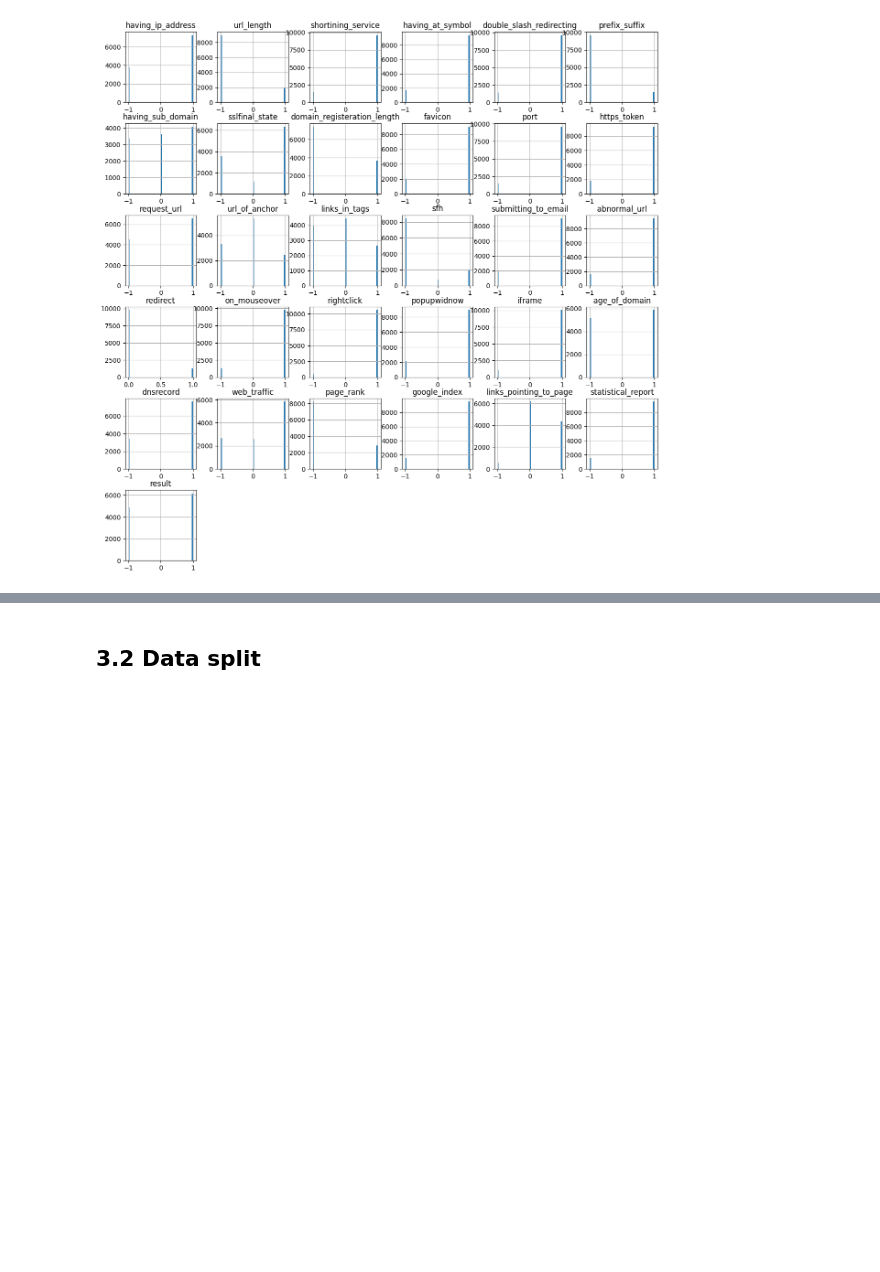
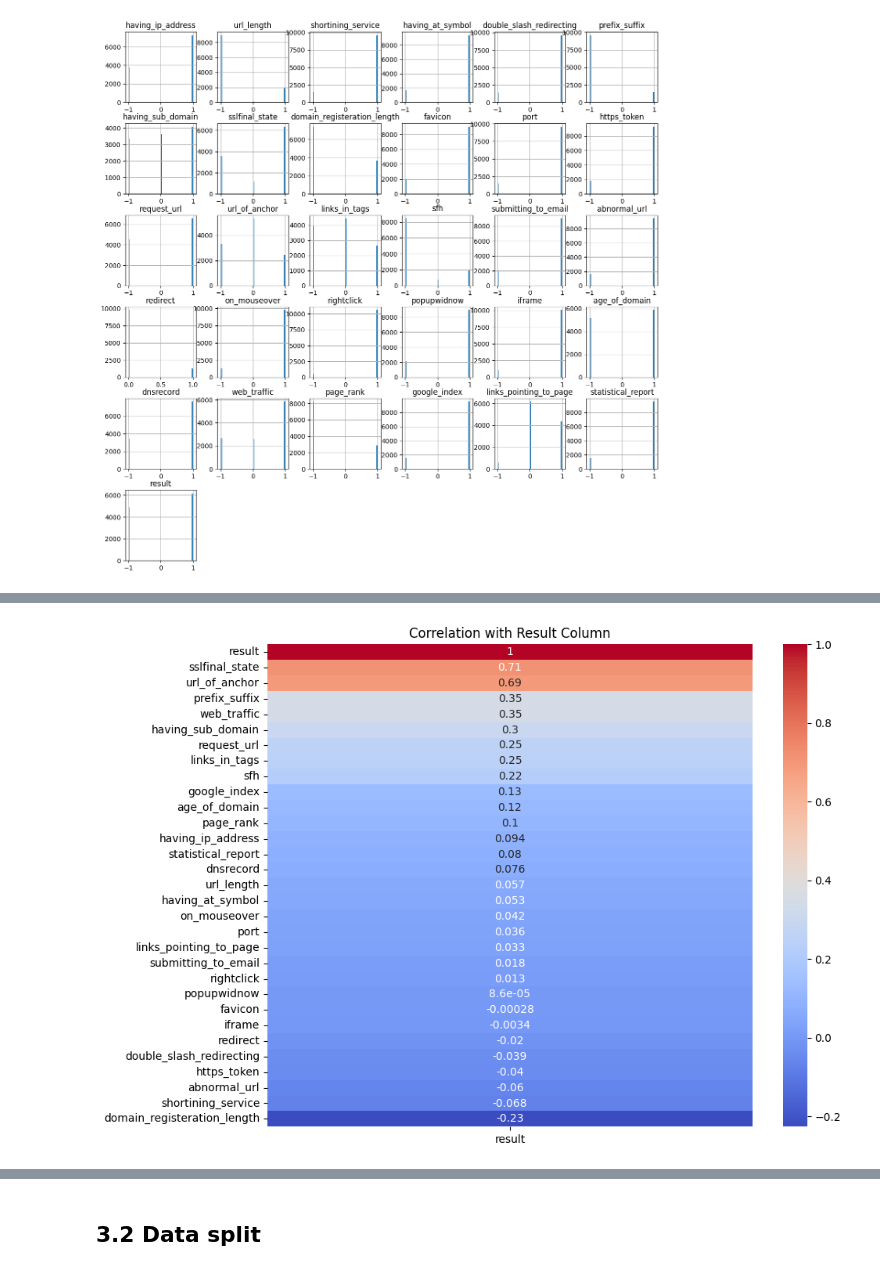
Before and after one commit to aashalabi/mlzoom_capstone2, a Jupyter notebook: notebooks/ml_project.ipynb, the cells around one changed output, grey strips where cells are left out. Drawn from its saved outputs; the diff is of its cells as text; code cells hidden in the pictures; blank space fills up the shorter version.

```diff
--- a/ml_project.ipynb
+++ b/notebooks/ml_project.ipynb
@@ -220,0 +230,12 @@ df.corr().T
+# %%
+# Extract correlations with 'Result' and sort them
+correlation_matrix = df.corr()
+result_corr = correlation_matrix[['result']].sort_values(by='result', ascending=False)
+
+# Plot the correlation matrix using Seaborn
+plt.figure(figsize=(10, 8))
+sns.heatmap(result_corr, annot=True, cmap='coolwarm', cbar=True)
+plt.title('Correlation with Result Column')
+plt.show()
+# %% [output]
+[figure, added]
```
Also changed, not shown: parts of 21 cells of this notebook, 24 other files.
